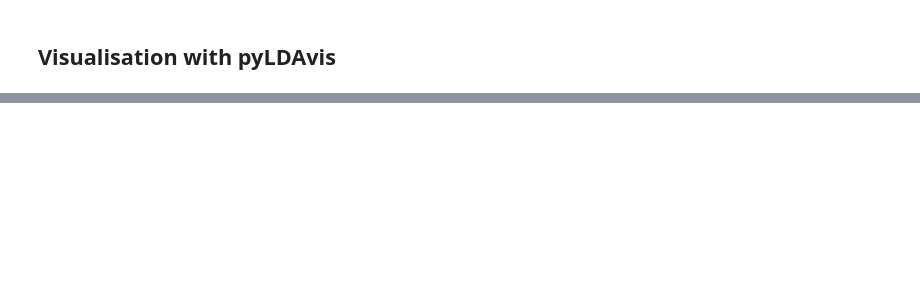
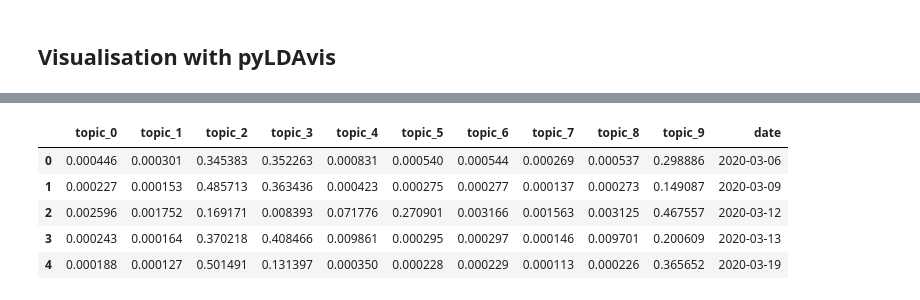
Before and after one commit to matthiasmeester/dm_project, a Jupyter notebook: src/analyses/Topic Modeling Visualisation.ipynb, the cells around one changed output, grey strips where cells are left out. Drawn from its saved outputs; the diff is of its cells as text; code cells hidden in the pictures; blank space fills up the shorter version.

```diff
--- a/src/analyses/Topic Modeling Visualisation.ipynb
+++ b/src/analyses/Topic Modeling Visualisation.ipynb
@@ -34,8 +37,16 @@ merged_texts = [item for sublist in merged_texts for item in sublist]
+# %%
+merged_texts = [text_rutte['text'] + text_de_jonge['text'] for text_rutte, text_de_jonge in
+                zip(conferences_data[0], conferences_data[1])]
+date_strings = [conference['date'] for conference in conferences_data[0]]
+dates = [dt.datetime.strptime(date, '%Y-%m-%d').date() for date in date_strings]
 # %% [markdown]
 ## Tokenize Texts
 # %%
-processed_texts = [text for text in
-                   tqdm(nlp.pipe(merged_texts, n_process=1, disable=["ner", "parser"]), total=len(merged_texts))]
+try:
+    processed_texts
+except:
+    processed_texts = [text for text in
+                       tqdm(nlp.pipe(merged_texts, n_process=1, disable=["ner", "parser"]), total=len(merged_texts))]
 # %%
 # processed_texts[:10]
 # %%
@@ -116,0 +141,11 @@ topic
+# %%
+joined_topic_dist = topic_distributions.copy()
+joined_topic_dist['date'] = dates
+joined_topic_dist.head()
+# %% [output]
+|  | topic_0 | topic_1 | topic_2 | topic_3 | topic_4 | topic_5 | topic_6 | topic_7 | topic_8 | topic_9 | date |
+| 0 | 0.000446 | 0.000301 | 0.345383 | 0.352263 | 0.000831 | 0.000540 | 0.000544 | 0.000269 | 0.000537 | 0.298886 | 2020-03-06 |
+| 1 | 0.000227 | 0.000153 | 0.485713 | 0.363436 | 0.000423 | 0.000275 | 0.000277 | 0.000137 | 0.000273 | 0.149087 | 2020-03-09 |
+| 2 | 0.002596 | 0.001752 | 0.169171 | 0.008393 | 0.071776 | 0.270901 | 0.003166 | 0.001563 | 0.003125 | 0.467557 | 2020-03-12 |
+| 3 | 0.000243 | 0.000164 | 0.370218 | 0.408466 | 0.009861 | 0.000295 | 0.000297 | 0.000146 | 0.009701 | 0.200609 | 2020-03-13 |
+| 4 | 0.000188 | 0.000127 | 0.501491 | 0.131397 | 0.000350 | 0.000228 | 0.000229 | 0.000113 | 0.000226 | 0.365652 | 2020-03-19 |
```
Also changed, not shown: parts of 13 cells of this notebook, 3 other files.
